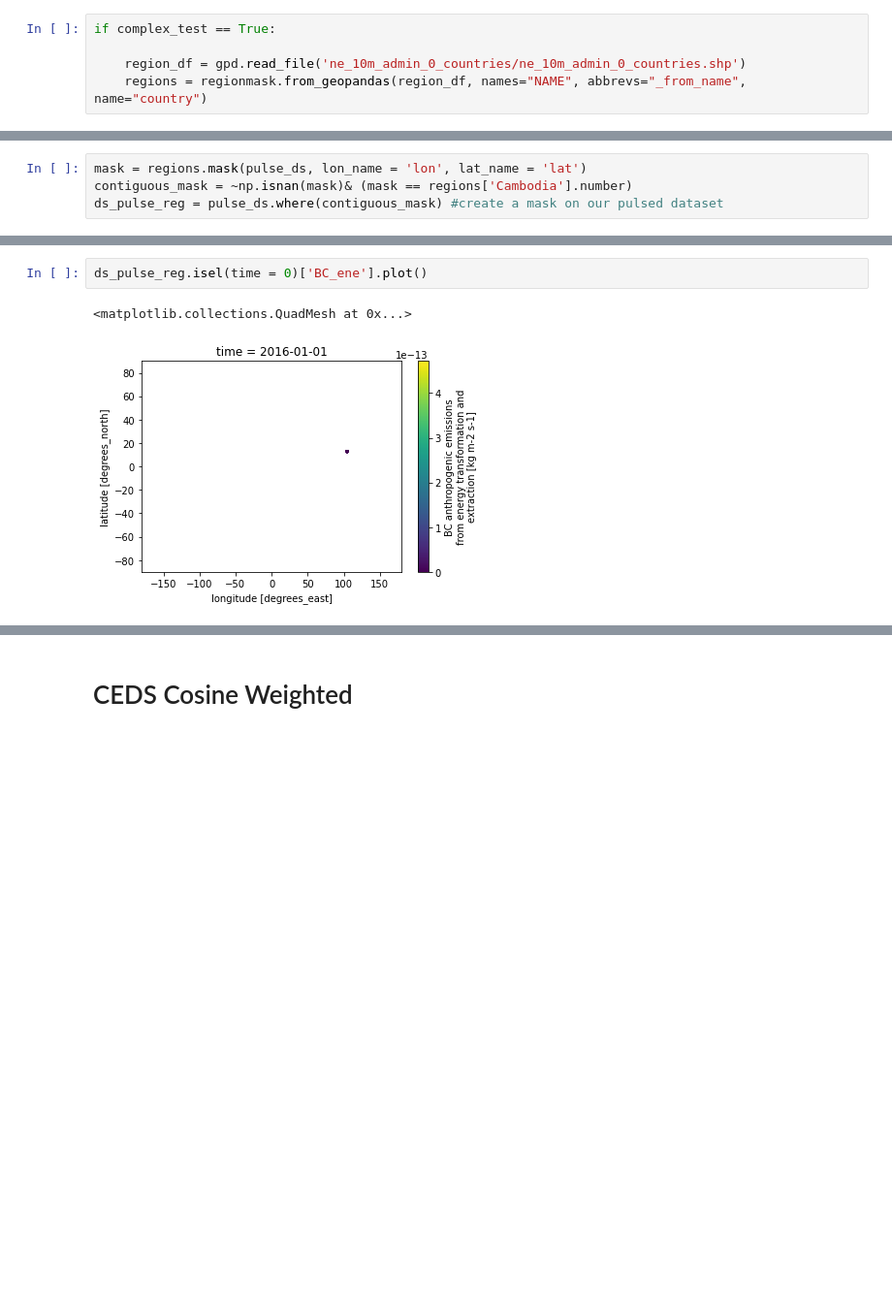
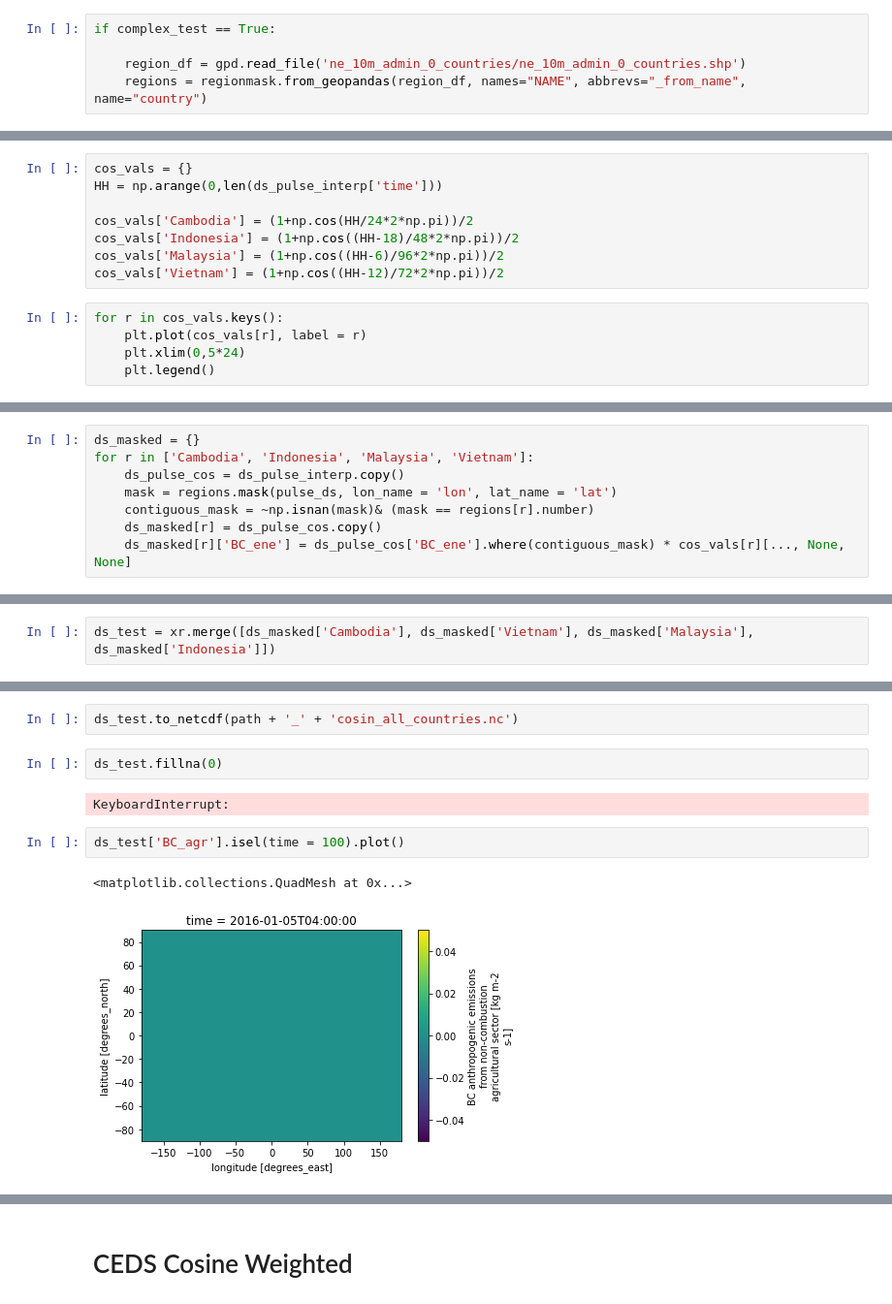
Before and after one commit to lfreese/BC-IRF, a Jupyter notebook: prep_pulses.ipynb, the cells around one changed output, grey strips where cells are left out. Shown at 97% size. Cells and saved outputs as stored; diff of their text form; blank space fills up the shorter version.

```diff
--- a/prep_pulses.ipynb
+++ b/prep_pulses.ipynb
@@ -317,0 +326,13 @@ if complex_test == True:
+# %%
+cos_vals = {}
+HH = np.arange(0,len(ds_pulse_interp['time']))
+
+cos_vals['Cambodia'] = (1+np.cos(HH/24*2*np.pi))/2
+cos_vals['Indonesia'] = (1+np.cos((HH-18)/48*2*np.pi))/2
+cos_vals['Malaysia'] = (1+np.cos((HH-6)/96*2*np.pi))/2
+cos_vals['Vietnam'] = (1+np.cos((HH-12)/72*2*np.pi))/2
+# %%
+for r in cos_vals.keys():
+    plt.plot(cos_vals[r], label = r)
+    plt.xlim(0,5*24)
+    plt.legend()
@@ -318,4 +346,8 @@ if complex_test == True:
 # %%
-mask = regions.mask(pulse_ds, lon_name = 'lon', lat_name = 'lat')
-contiguous_mask = ~np.isnan(mask)& (mask == regions['Cambodia'].number)
-ds_pulse_reg = pulse_ds.where(contiguous_mask) #create a mask on our pulsed dataset
+ds_masked = {}
+for r in ['Cambodia', 'Indonesia', 'Malaysia', 'Vietnam']:
+    ds_pulse_cos = ds_pulse_interp.copy()
+    mask = regions.mask(pulse_ds, lon_name = 'lon', lat_name = 'lat')
+    contiguous_mask = ~np.isnan(mask)& (mask == regions[r].number)
+    ds_masked[r] = ds_pulse_cos.copy()
+    ds_masked[r]['BC_ene'] = ds_pulse_cos['BC_ene'].where(contiguous_mask) * cos_vals[r][..., None, None]
@@ -321,0 +369,2 @@ ds_pulse_reg = pulse_ds.where(contiguous_mask) #create a mask on our pulsed data
+# %%
+ds_test = xr.merge([ds_masked['Cambodia'], ds_masked['Vietnam'], ds_masked['Malaysia'], ds_masked['Indonesia']])
@@ -322,5 +386,11 @@ ds_pulse_reg = pulse_ds.where(contiguous_mask) #create a mask on our pulsed data
+# %%
+ds_test.to_netcdf(path + '_' + 'cosin_all_countries.nc')
+# %%
+ds_test.fillna(0)
+# %% [output]
+KeyboardInterrupt:
 # %%
-ds_pulse_reg.isel(time = 0)['BC_ene'].plot()
+ds_test['BC_agr'].isel(time = 100).plot()
 # %% [output]
 <matplotlib.collections.QuadMesh at 0x...>
-[figure, old version]
+[figure, new version]
```
Also changed, not shown: parts of 10 cells of this notebook, 43 other files.
